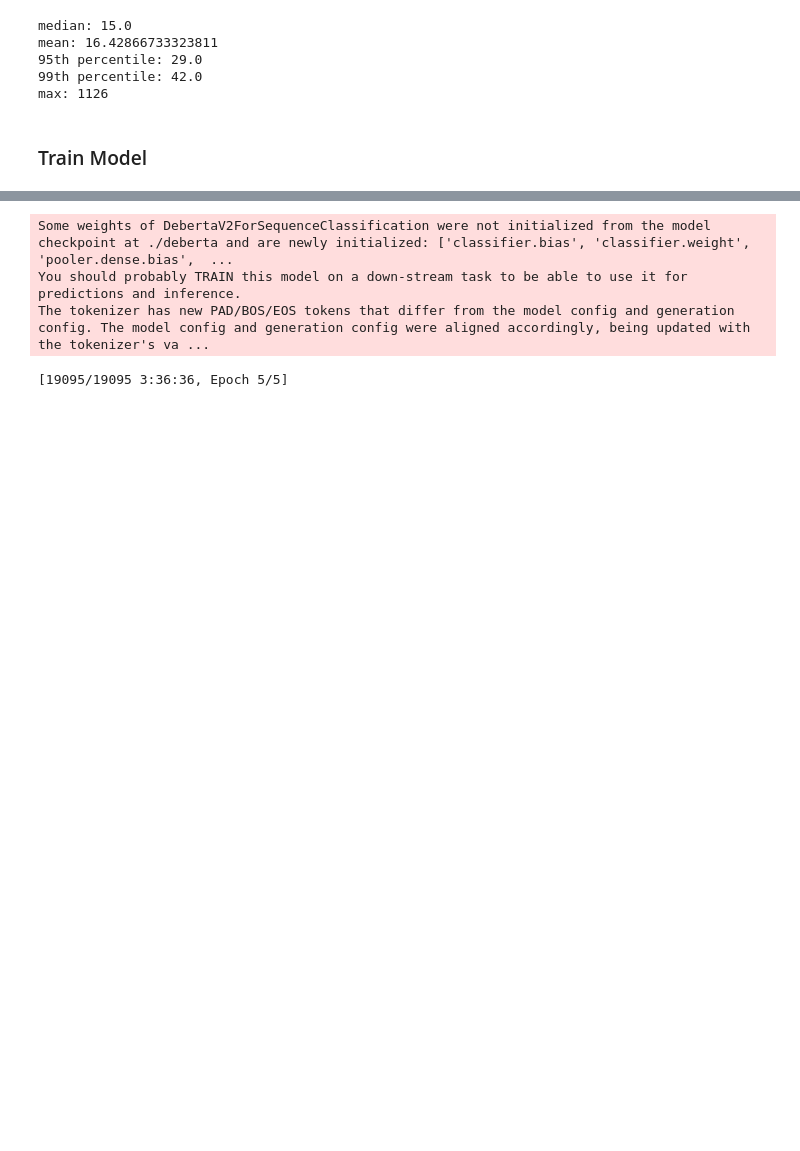
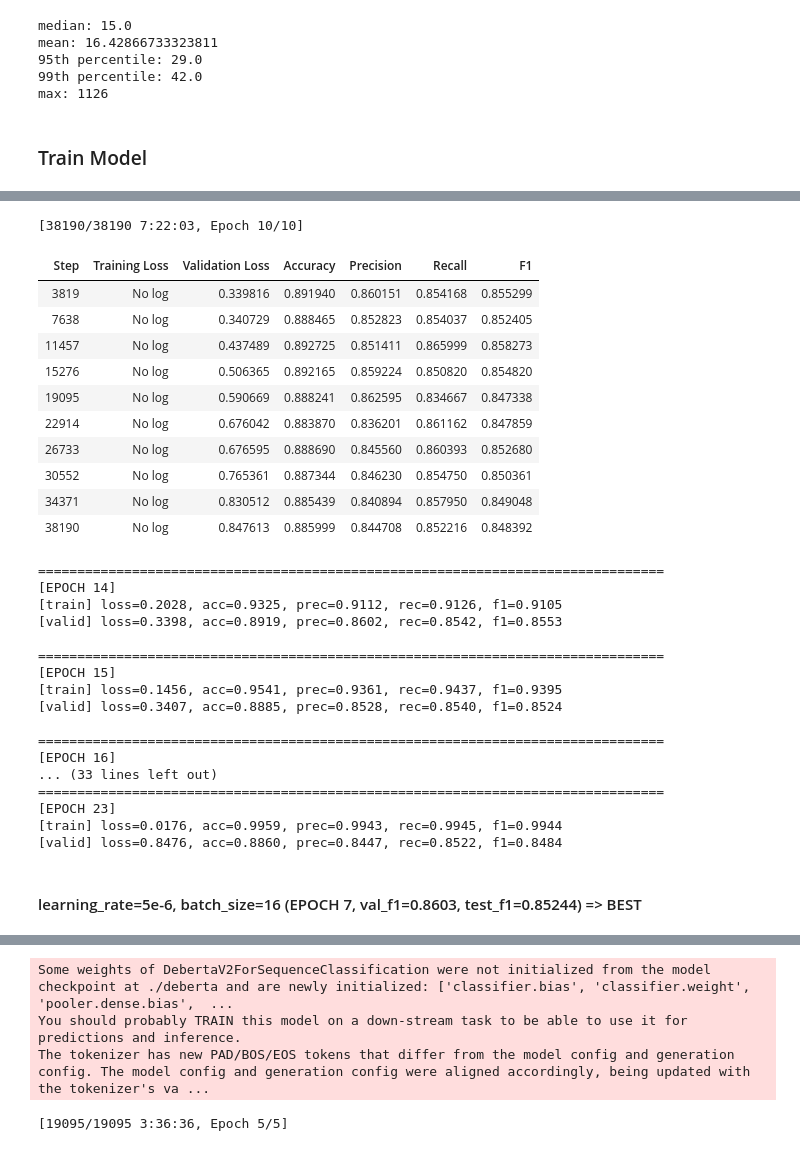
Before and after one commit to bugoverdose/dl-twitter-crisis, a Jupyter notebook: crisis_bench_jinwoo.ipynb, the cells around one changed output, grey strips where cells are left out. Drawn from its saved outputs; the diff is of its cells as text; code cells hidden in the pictures; blank space fills up the shorter version.

```diff
--- a/crisis_bench_jinwoo.ipynb
+++ b/crisis_bench_jinwoo.ipynb
@@ -2202,0 +2222,35 @@ test_f1 = 0.8450040779020537
+# %%
+trainer = train(model_name="./deberta-v3-crisis/batchsize16_lr1e6/checkpoint-49647",
+                last_epoch=13, epoch=10, learning_rate=1e-5, batch_size=16, output_dir="./deberta-v3-crisis/batchsize16_lr1e6_cont_from_13")
+# %% [output]
+[38190/38190 7:22:03, Epoch 10/10]
+| Step | Training Loss | Validation Loss | Accuracy | Precision | Recall | F1 |
+| 3819 | No log | 0.339816 | 0.891940 | 0.860151 | 0.854168 | 0.855299 |
+| 7638 | No log | 0.340729 | 0.888465 | 0.852823 | 0.854037 | 0.852405 |
+| 11457 | No log | 0.437489 | 0.892725 | 0.851411 | 0.865999 | 0.858273 |
+| 15276 | No log | 0.506365 | 0.892165 | 0.859224 | 0.850820 | 0.854820 |
+| 19095 | No log | 0.590669 | 0.888241 | 0.862595 | 0.834667 | 0.847338 |
+| 22914 | No log | 0.676042 | 0.883870 | 0.836201 | 0.861162 | 0.847859 |
+| 26733 | No log | 0.676595 | 0.888690 | 0.845560 | 0.860393 | 0.852680 |
+| 30552 | No log | 0.765361 | 0.887344 | 0.846230 | 0.854750 | 0.850361 |
+| 34371 | No log | 0.830512 | 0.885439 | 0.840894 | 0.857950 | 0.849048 |
+| 38190 | No log | 0.847613 | 0.885999 | 0.844708 | 0.852216 | 0.848392 |
+================================================================================
+[EPOCH 14]
+[train] loss=0.2028, acc=0.9325, prec=0.9112, rec=0.9126, f1=0.9105
+[valid] loss=0.3398, acc=0.8919, prec=0.8602, rec=0.8542, f1=0.8553
+
+================================================================================
+[EPOCH 15]
+[train] loss=0.1456, acc=0.9541, prec=0.9361, rec=0.9437, f1=0.9395
+[valid] loss=0.3407, acc=0.8885, prec=0.8528, rec=0.8540, f1=0.8524
+
+================================================================================
+[EPOCH 16]
+... (33 lines left out)
+================================================================================
+[EPOCH 23]
+[train] loss=0.0176, acc=0.9959, prec=0.9943, rec=0.9945, f1=0.9944
+[valid] loss=0.8476, acc=0.8860, prec=0.8447, rec=0.8522, f1=0.8484
+# %% [markdown]
+#### learning_rate=5e-6, batch_size=16 (EPOCH 7, val_f1=0.8603, test_f1=0.85244) => BEST
```
Also changed, not shown: parts of 44 cells of this notebook, 3 other files.
